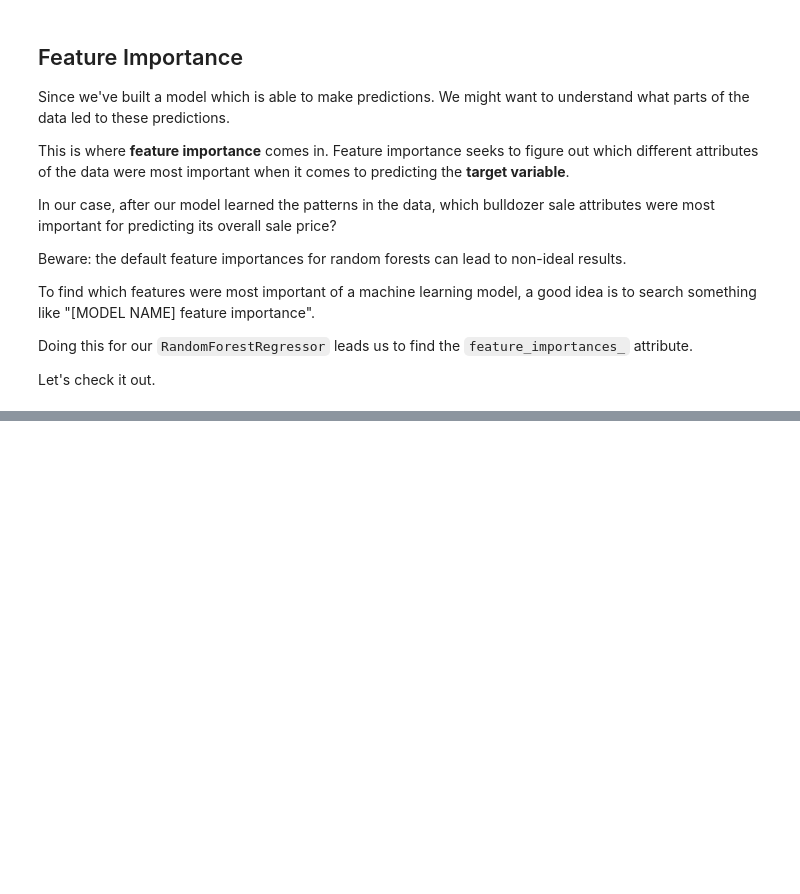
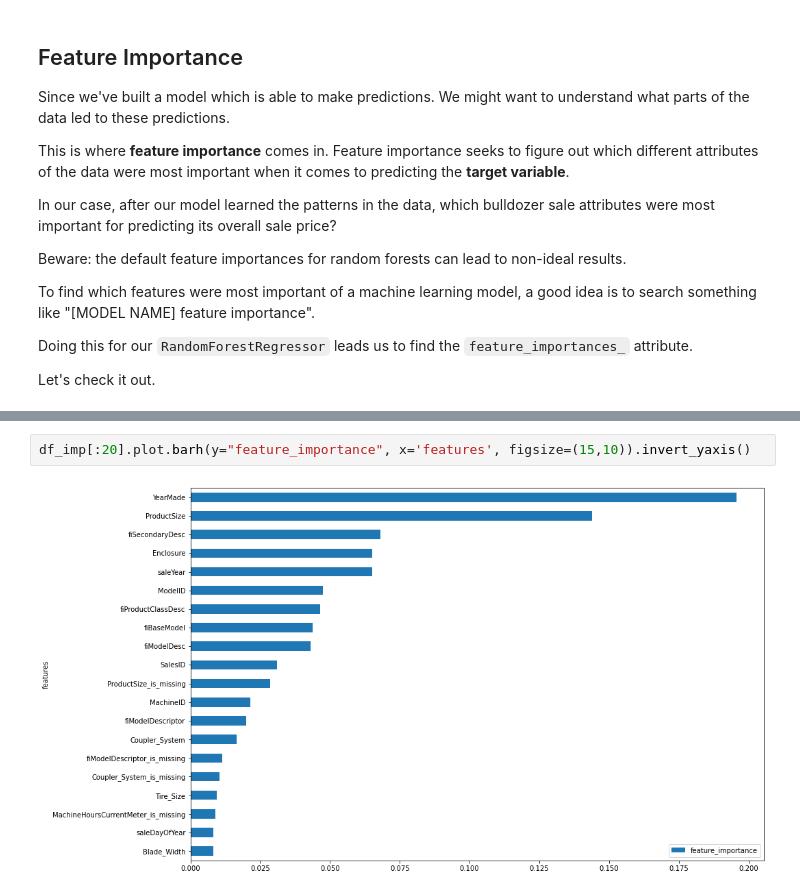
Before and after one commit to Shubhranshu-Malhotra/Bulldozer-Price-Regression-Project, a Jupyter notebook: Bulldozer-Price-Prediction-Modelling_and_experimentation.ipynb, the cells around one changed output, grey strips where cells are left out. Cells and saved outputs as stored; diff of their text form; blank space fills up the shorter version.

```diff
--- a/Bulldozer-Price-Prediction-Modelling_and_experimentation.ipynb
+++ b/Bulldozer-Price-Prediction-Modelling_and_experimentation.ipynb
@@ -2499,0 +2589,4 @@ Let's check it out.
+# %%
+df_imp[:20].plot.barh(y="feature_importance", x='features', figsize=(15,10)).invert_yaxis()
+# %% [output]
+[figure, added]
```
Also changed, not shown: parts of 15 cells of this notebook.
